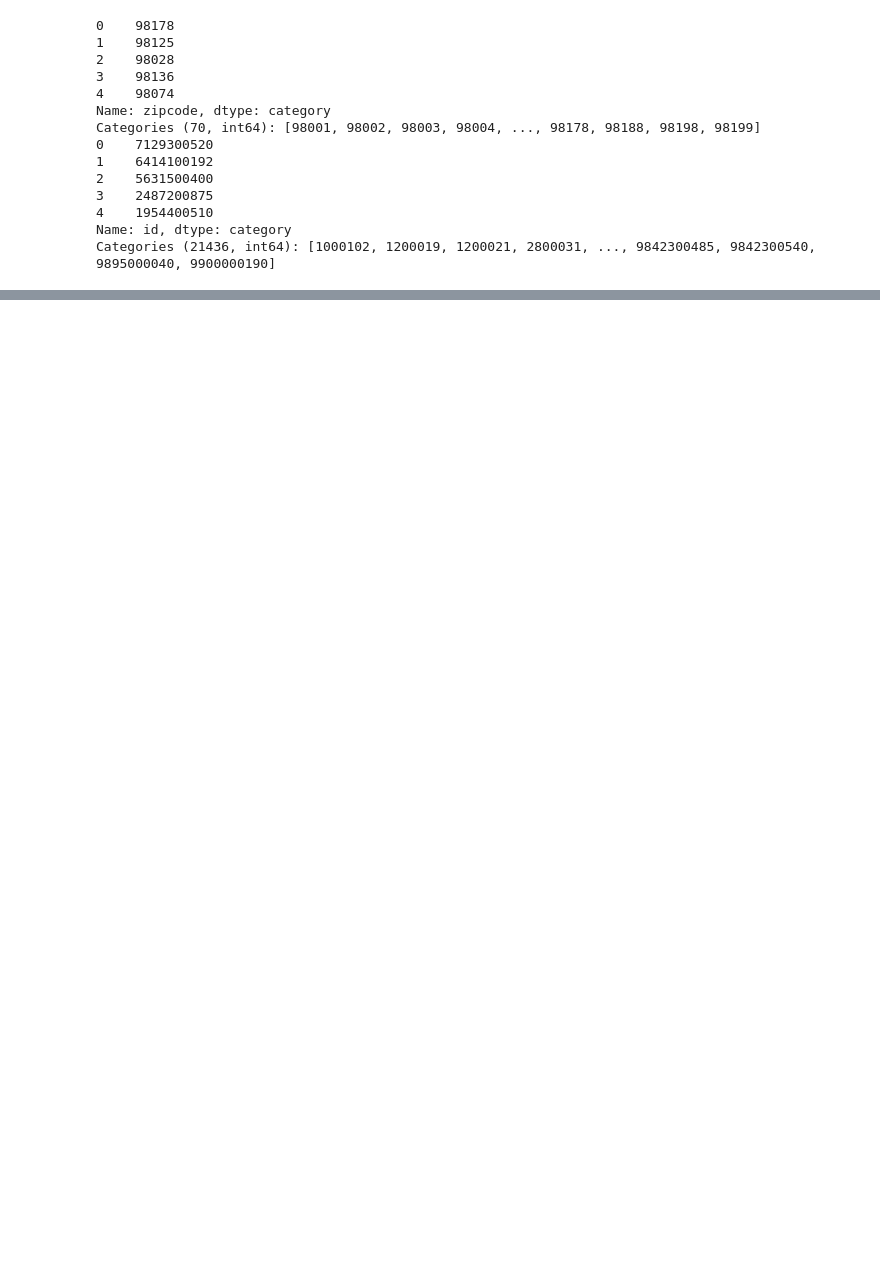
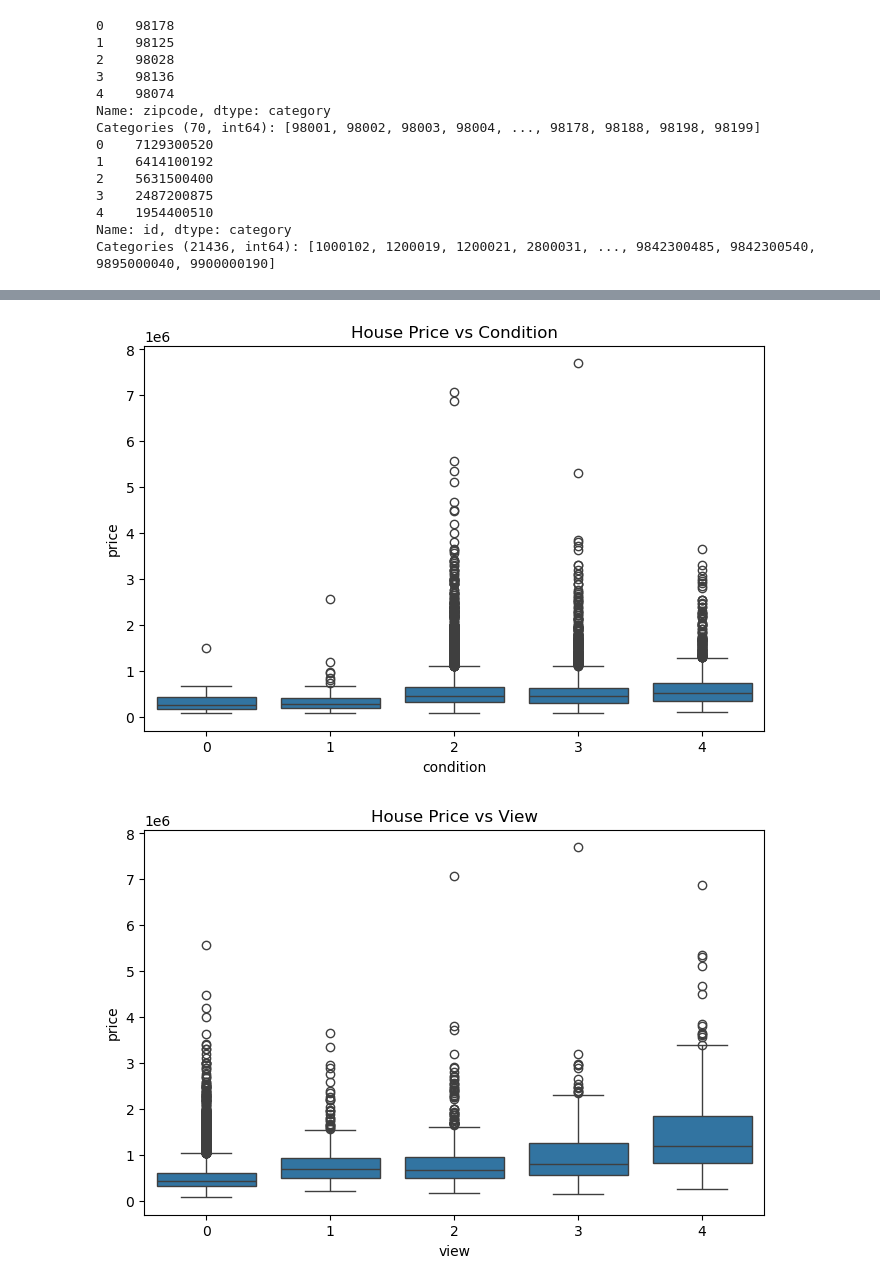
Before and after one commit to Aarabishan/PDS_Portfolio, a Jupyter notebook: Portfolio_Complete_Analysis.ipynb, the cells around one changed output, grey strips where cells are left out. Saved outputs shown, nothing was run; the diff lists cells and outputs as text; code cells hidden in the pictures; blank space fills up the shorter version.

```diff
--- a/Portfolio_Complete_Analysis.ipynb
+++ b/Portfolio_Complete_Analysis.ipynb
@@ -89,0 +214,15 @@ df.dropna(inplace=True)
+# %%
+
+#Price distribution by house condition and view
+plt.figure(figsize=(8,5))
+sns.boxplot(x=df["condition"], y=df["price"])
+plt.title("House Price vs Condition")
+plt.show()
+
+plt.figure(figsize=(8,5))
+sns.boxplot(x=df["view"], y=df["price"])
+plt.title("House Price vs View")
+plt.show()
+# %% [output]
+[figure, added]
+[figure, added]
```
Also changed, not shown: parts of 24 cells of this notebook.
